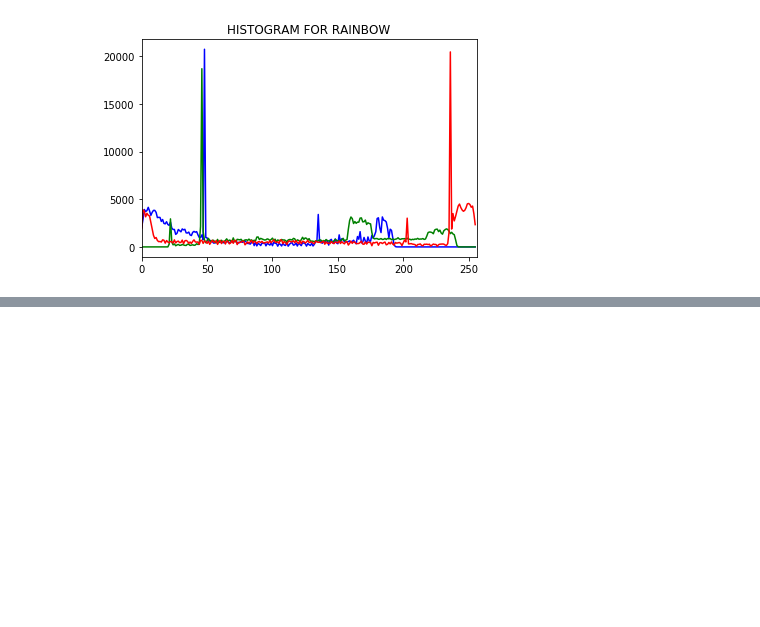
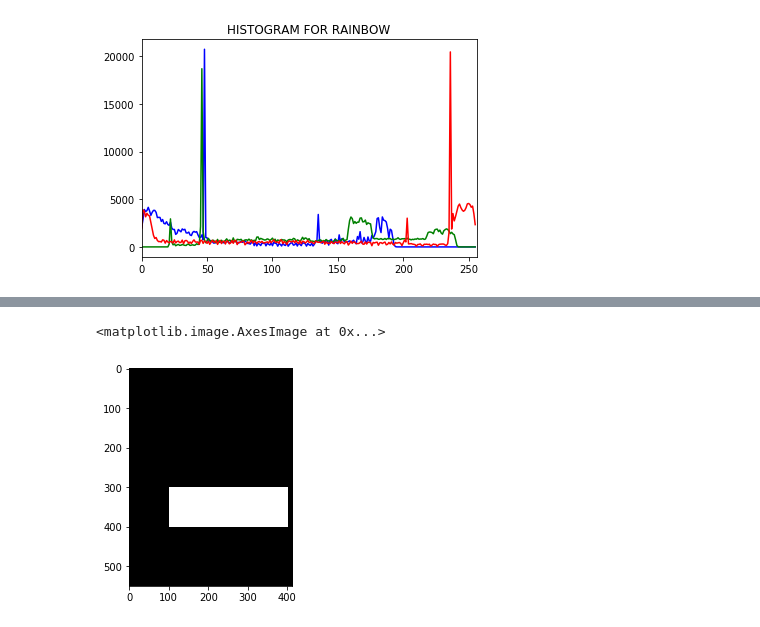
Before and after one commit to neemiasbsilva/dl-and-computer-vision, a Jupyter notebook: image-processing/histograms-means-image.ipynb, the cells around one changed output, grey strips where cells are left out. Drawn from its saved outputs; the diff is of its cells as text; code cells hidden in the pictures; blank space fills up the shorter version.

```diff
--- a/image-processing/histograms-means-image.ipynb
+++ b/image-processing/histograms-means-image.ipynb
@@ -102,0 +105,6 @@ Text(0.5, 1.0, 'HISTOGRAM FOR RAINBOW')
+# %%
+
+rainbow = cv2.imread('/Users/neemiasbsilva/Downloads/Computer-Vision-with-Python/DATA/rainbow.jpg')
+show_rainbow = cv2.cvtColor(rainbow, cv2.COLOR_BGR2RGB)
+# %%
+img = rainbow
@@ -102,0 +115,2 @@ Text(0.5, 1.0, 'HISTOGRAM FOR RAINBOW')
+# %%
+mask = np.zeros(img.shape[:2], np.uint8)
@@ -102,0 +127,7 @@ Text(0.5, 1.0, 'HISTOGRAM FOR RAINBOW')
+# %%
+mask[300:400, 100:400] = 255
+# %%
+plt.imshow(mask, cmap='gray')
+# %% [output]
+<matplotlib.image.AxesImage at 0x...>
+[figure, added]
```
Also changed, not shown: parts of 10 cells of this notebook.
